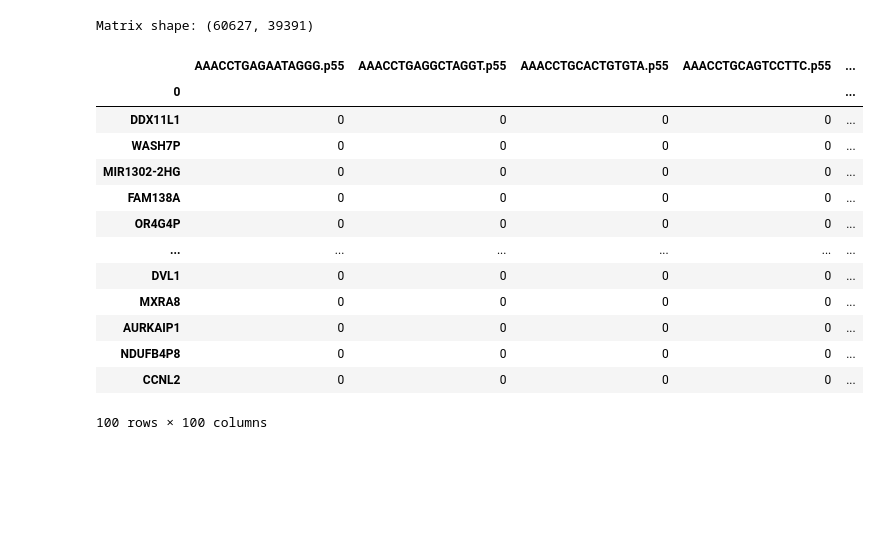
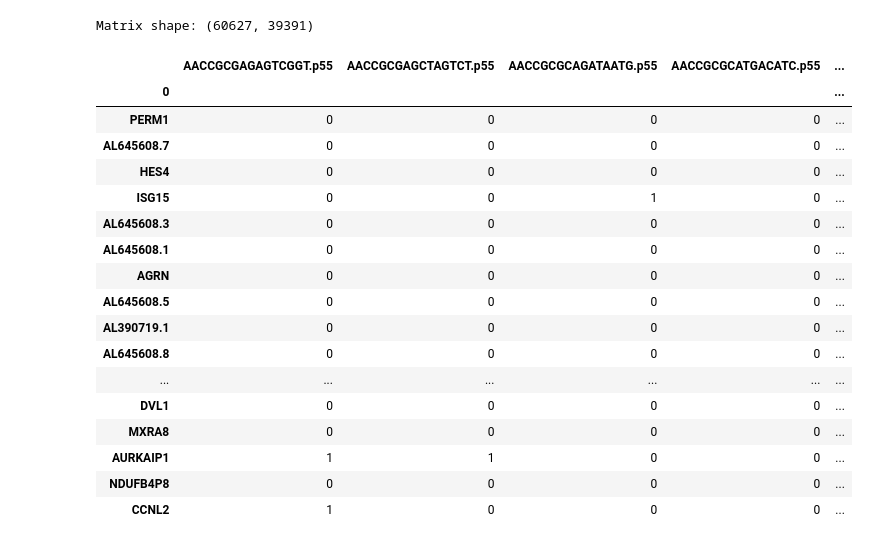
Before and after one commit to zainabnazari/myscvi, a Jupyter notebook: myscvi.ipynb, the cells around one changed output. Drawn from its saved outputs; the diff is of its cells as text; code cells hidden in the pictures; blank space fills up the shorter version.

```diff
--- a/myscvi.ipynb
+++ b/myscvi.ipynb
@@ -113,29 +151,33 @@ Matrix shape: (60627, 39391)
 # %%
 # Loading gene names and cell barcodes
 genes = pd.read_csv('/home/znazari/genes.tsv', sep='\t', header=None)
 barcodes = pd.read_csv('/home/znazari/barcodes.tsv', sep='\t', header=None)
 
 # Creating labeled DataFrame of raw UMI counts
 df = pd.DataFrame.sparse.from_spmatrix(
     matrix,
     index=genes[0],
     columns=barcodes[0]
 )
 
 # Show raw UMI values
-df.iloc[:100, :100]
+df.iloc[60:100, 80:100]
 # %% [output]
-|  | AAACCTGAGAATAGGG.p55 | AAACCTGAGGCTAGGT.p55 | AAACCTGCACTGTGTA.p55 | AAACCTGCAGTCCTTC.p55 | ... |
+|  | AACCGCGAGAGTCGGT.p55 | AACCGCGAGCTAGTCT.p55 | AACCGCGCAGATAATG.p55 | AACCGCGCATGACATC.p55 | ... |
 | 0 |  |  |  |  | ... |
-| DDX11L1 | 0 | 0 | 0 | 0 | ... |
-| WASH7P | 0 | 0 | 0 | 0 | ... |
-| MIR1302-2HG | 0 | 0 | 0 | 0 | ... |
-| FAM138A | 0 | 0 | 0 | 0 | ... |
-| OR4G4P | 0 | 0 | 0 | 0 | ... |
+| PERM1 | 0 | 0 | 0 | 0 | ... |
+| AL645608.7 | 0 | 0 | 0 | 0 | ... |
+| HES4 | 0 | 0 | 0 | 0 | ... |
+| ISG15 | 0 | 0 | 1 | 0 | ... |
+| AL645608.3 | 0 | 0 | 0 | 0 | ... |
+| AL645608.1 | 0 | 0 | 0 | 0 | ... |
+| AGRN | 0 | 0 | 0 | 0 | ... |
+| AL645608.5 | 0 | 0 | 0 | 0 | ... |
+| AL390719.1 | 0 | 0 | 0 | 0 | ... |
+| AL645608.8 | 0 | 0 | 0 | 0 | ... |
 | ... | ... | ... | ... | ... | ... |
 | DVL1 | 0 | 0 | 0 | 0 | ... |
 | MXRA8 | 0 | 0 | 0 | 0 | ... |
-| AURKAIP1 | 0 | 0 | 0 | 0 | ... |
+| AURKAIP1 | 1 | 1 | 0 | 0 | ... |
 | NDUFB4P8 | 0 | 0 | 0 | 0 | ... |
-| CCNL2 | 0 | 0 | 0 | 0 | ... |
+| CCNL2 | 1 | 0 | 0 | 0 | ... |
-100 rows × 100 columns
```
Also changed, not shown: parts of 13 cells of this notebook.
